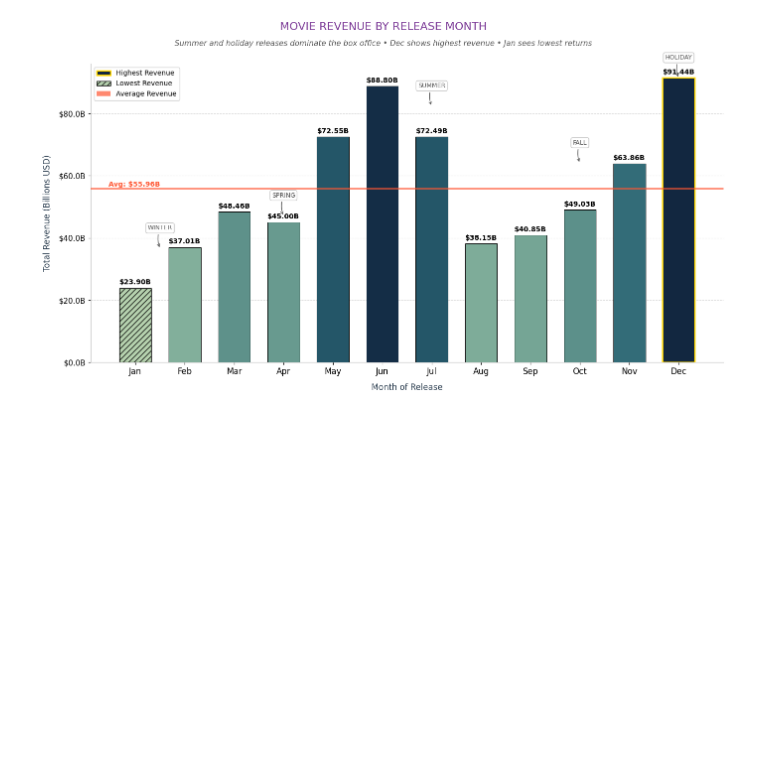
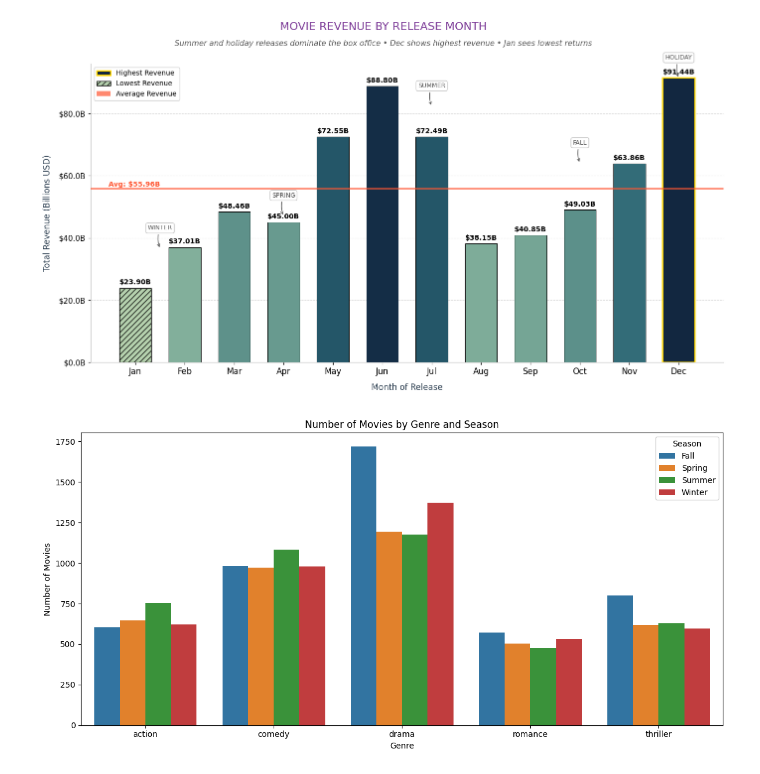
Before and after one commit to nithish-kumar-t/movie-box-office-prediction, a Jupyter notebook: timbd-data-cleaning.ipynb, the cells around one changed output. Saved outputs shown, nothing was run; the diff lists cells and outputs as text; code cells hidden in the pictures; blank space fills up the shorter version.

```diff
--- a/timbd-data-cleaning.ipynb
+++ b/timbd-data-cleaning.ipynb
@@ -793,3 +814,46 @@ plt.tight_layout(rect=[0, 0, 1, 0.93])
 plt.show()
 # %% [output]
 [figure]
+# %%
+import pandas as pd
+import matplotlib.pyplot as plt
+import seaborn as sns
+
+# Step 1: Ensure release_date and genres_list exist
+df['release_date'] = pd.to_datetime(df['release_date'], errors='coerce')
+df = df.dropna(subset=['release_date'])
+df['genres_list'] = df['genres'].str.lower().str.strip().str.split(', ')
+df_exploded = df.explode('genres_list')
+
+# Step 2: Define seasons
+def get_season(month):
+    if month in [12, 1, 2]:
+        return 'Winter'
+    elif month in [3, 4, 5]:
+        return 'Spring'
+    elif month in [6, 7, 8]:
+        return 'Summer'
+    else:
+        return 'Fall'
+
+df_exploded['season'] = df_exploded['release_date'].dt.month.apply(get_season)
+
+# Step 3: Filter to top genres (optional)
+top_genres = df_exploded['genres_list'].value_counts().head(5).index
+df_filtered = df_exploded[df_exploded['genres_list'].isin(top_genres)]
+
+# Step 4: Group by genre and season
+genre_season_counts = df_filtered.groupby(['genres_list', 'season']).size().reset_index(name='count')
+
+# Step 5: Plot using seaborn
+plt.figure(figsize=(12, 6))
+sns.barplot(data=genre_season_counts, x='genres_list', y='count', hue='season')
+
+plt.title('Number of Movies by Genre and Season')
+plt.xlabel('Genre')
+plt.ylabel('Number of Movies')
+plt.legend(title='Season')
+plt.tight_layout()
+plt.show()
+# %% [output]
+[figure, added]
```
Also changed, not shown: parts of 12 cells of this notebook, 1 other file.
